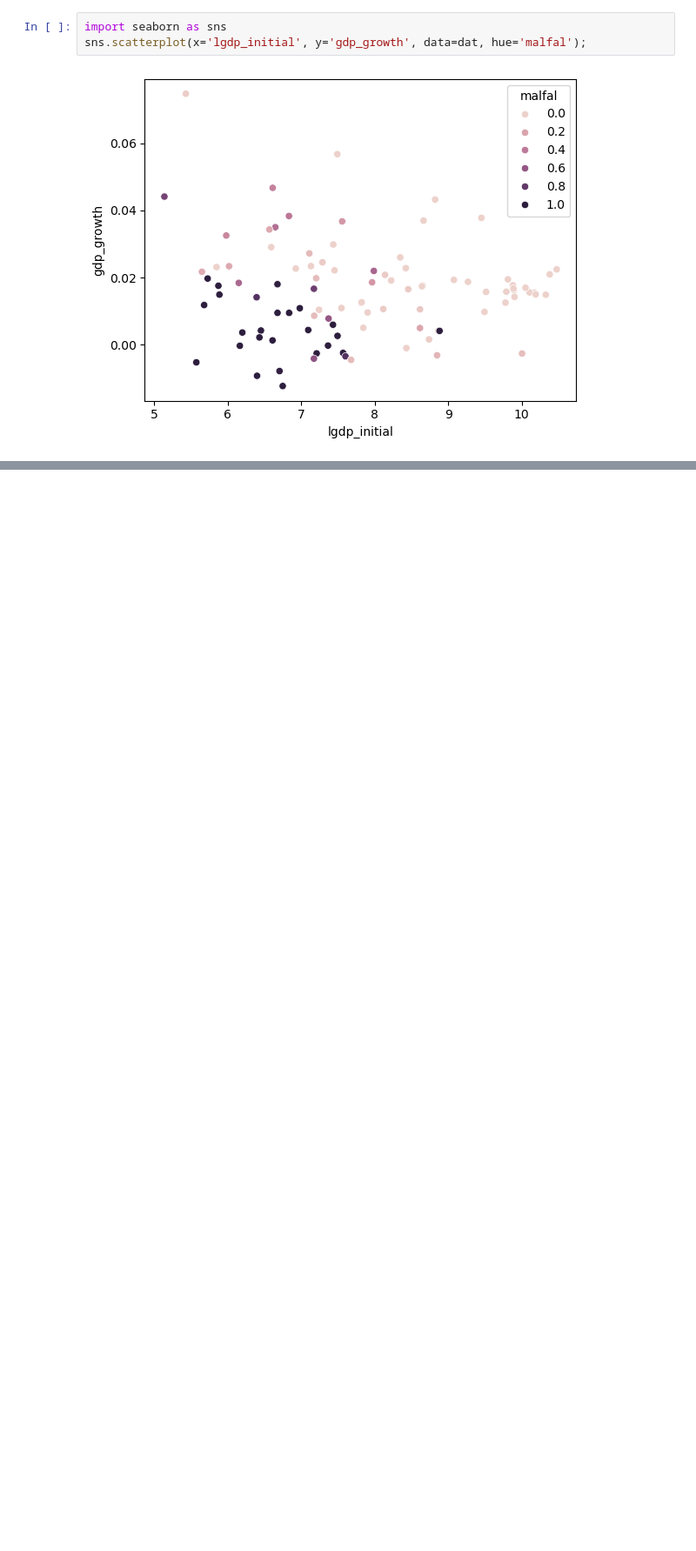
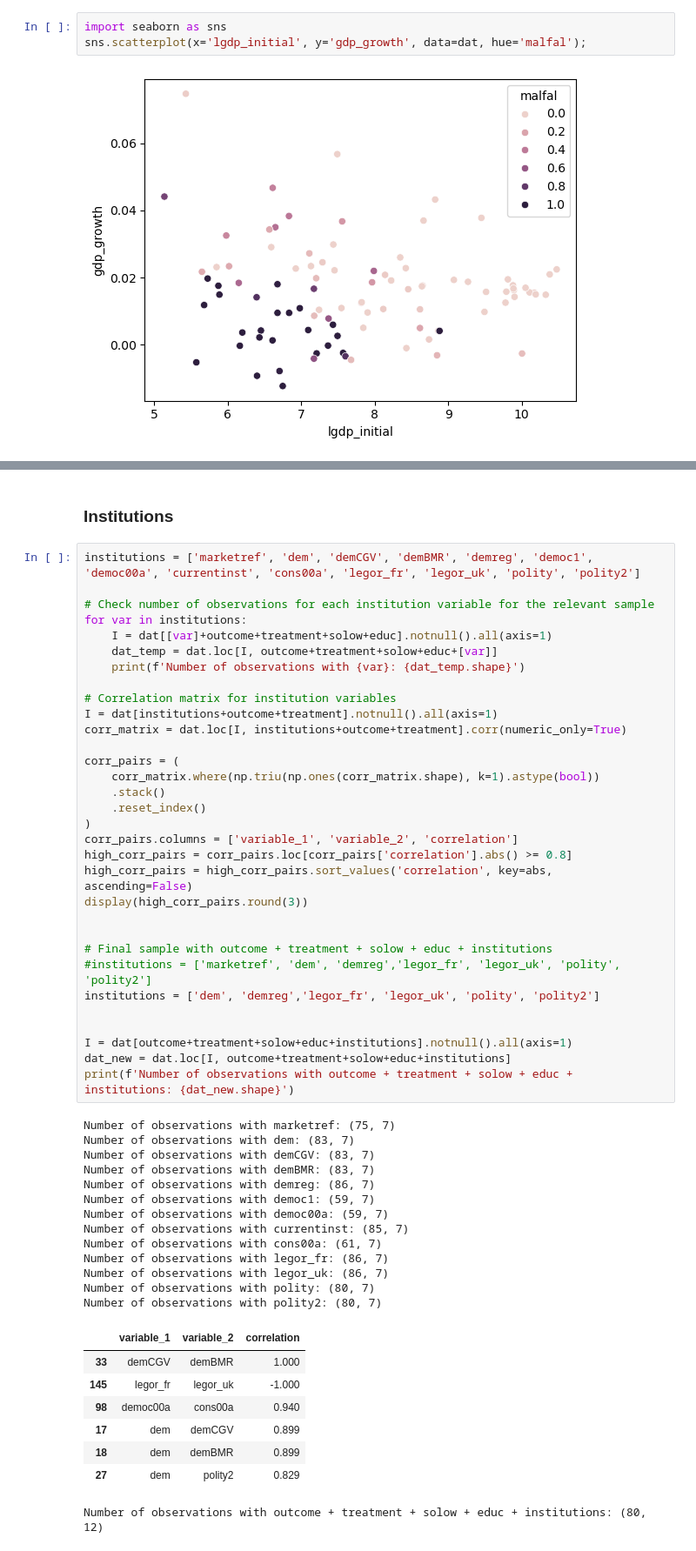
Before and after one commit to matliras/Adv_microeconometrics_assignments, a Jupyter notebook: project2/workbook.ipynb, the cells around one changed output, grey strips where cells are left out. Shown at 87% size. Saved outputs shown, nothing was run; the diff lists cells and outputs as text; blank space fills up the shorter version.

```diff
--- a/project2/workbook.ipynb
+++ b/project2/workbook.ipynb
@@ -214,0 +76,56 @@ with pd.option_context('display.max_rows', None):
+# %% [markdown]
+### Institutions
+# %%
+institutions = ['marketref', 'dem', 'demCGV', 'demBMR', 'demreg', 'democ1', 'democ00a', 'currentinst', 'cons00a', 'legor_fr', 'legor_uk', 'polity', 'polity2']
+
+# Check number of observations for each institution variable for the relevant sample
+for var in institutions:
+    I = dat[[var]+outcome+treatment+solow+educ].notnull().all(axis=1)
+    dat_temp = dat.loc[I, outcome+treatment+solow+educ+[var]]
+    print(f'Number of observations with {var}: {dat_temp.shape}')
+
+# Correlation matrix for institution variables
+I = dat[institutions+outcome+treatment].notnull().all(axis=1)
+corr_matrix = dat.loc[I, institutions+outcome+treatment].corr(numeric_only=True)
+
+corr_pairs = (
+    corr_matrix.where(np.triu(np.ones(corr_matrix.shape), k=1).astype(bool))
+    .stack()
+    .reset_index()
+)
+corr_pairs.columns = ['variable_1', 'variable_2', 'correlation']
+high_corr_pairs = corr_pairs.loc[corr_pairs['correlation'].abs() >= 0.8]
+high_corr_pairs = high_corr_pairs.sort_values('correlation', key=abs, ascending=False)
+display(high_corr_pairs.round(3))
+
+
+# Final sample with outcome + treatment + solow + educ + institutions
+#institutions = ['marketref', 'dem', 'demreg','legor_fr', 'legor_uk', 'polity', 'polity2']
+institutions = ['dem', 'demreg','legor_fr', 'legor_uk', 'polity', 'polity2']
+
+
+I = dat[outcome+treatment+solow+educ+institutions].notnull().all(axis=1)
+dat_new = dat.loc[I, outcome+treatment+solow+educ+institutions]
+print(f'Number of observations with outcome + treatment + solow + educ + institutions: {dat_new.shape}')
+# %% [output]
+Number of observations with marketref: (75, 7)
+Number of observations with dem: (83, 7)
+Number of observations with demCGV: (83, 7)
+Number of observations with demBMR: (83, 7)
+Number of observations with demreg: (86, 7)
+Number of observations with democ1: (59, 7)
+Number of observations with democ00a: (59, 7)
+Number of observations with currentinst: (85, 7)
+Number of observations with cons00a: (61, 7)
+Number of observations with legor_fr: (86, 7)
+Number of observations with legor_uk: (86, 7)
+Number of observations with polity: (80, 7)
+Number of observations with polity2: (80, 7)
+|  | variable_1 | variable_2 | correlation |
+| 33 | demCGV | demBMR | 1.000 |
+| 145 | legor_fr | legor_uk | -1.000 |
+| 98 | democ00a | cons00a | 0.940 |
+| 17 | dem | demCGV | 0.899 |
+| 18 | dem | demBMR | 0.899 |
+| 27 | dem | polity2 | 0.829 |
+Number of observations with outcome + treatment + solow + educ + institutions: (80, 12)
```
Also changed, not shown: parts of 46 cells of this notebook, 1 other file.
